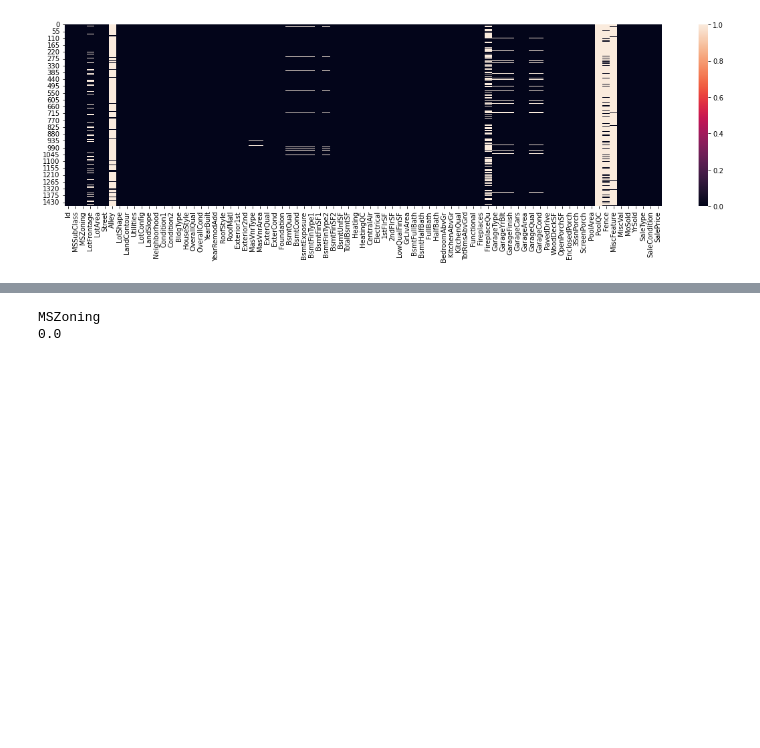
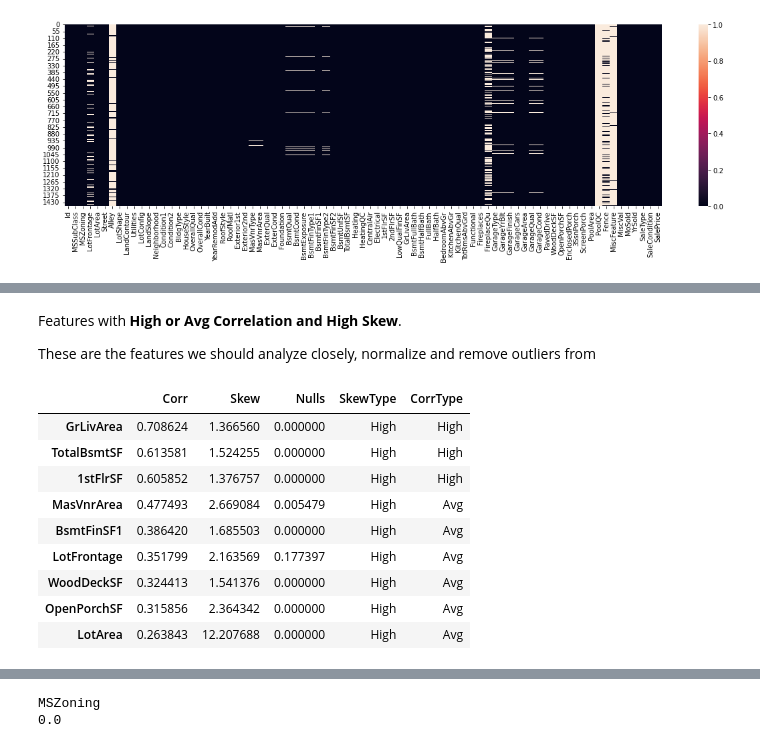
Before and after one commit to Nikalozj/House-Prices-Kaggle, a Jupyter notebook: Exploratory Data Analysis.ipynb, the cells around one changed output, grey strips where cells are left out. Drawn from its saved outputs; the diff is of its cells as text; code cells hidden in the pictures; blank space fills up the shorter version.

```diff
--- a/Exploratory Data Analysis.ipynb
+++ b/Exploratory Data Analysis.ipynb
@@ -158,0 +180,18 @@ Most of high correlations are logical
+# %% [markdown]
+
+Features with **High or Avg Correlation and High Skew**.
+
+These are the features we should analyze closely, normalize and remove outliers from
+# %%
+df[(df['SkewType'] == 'High') & (df['CorrType'] != 'Low')]
+# %% [output]
+|  | Corr | Skew | Nulls | SkewType | CorrType |
+| GrLivArea | 0.708624 | 1.366560 | 0.000000 | High | High |
+| TotalBsmtSF | 0.613581 | 1.524255 | 0.000000 | High | High |
+| 1stFlrSF | 0.605852 | 1.376757 | 0.000000 | High | High |
+| MasVnrArea | 0.477493 | 2.669084 | 0.005479 | High | Avg |
+| BsmtFinSF1 | 0.386420 | 1.685503 | 0.000000 | High | Avg |
+| LotFrontage | 0.351799 | 2.163569 | 0.177397 | High | Avg |
+| WoodDeckSF | 0.324413 | 1.541376 | 0.000000 | High | Avg |
+| OpenPorchSF | 0.315856 | 2.364342 | 0.000000 | High | Avg |
+| LotArea | 0.263843 | 12.207688 | 0.000000 | High | Avg |
```
Also changed, not shown: parts of 26 cells of this notebook.
